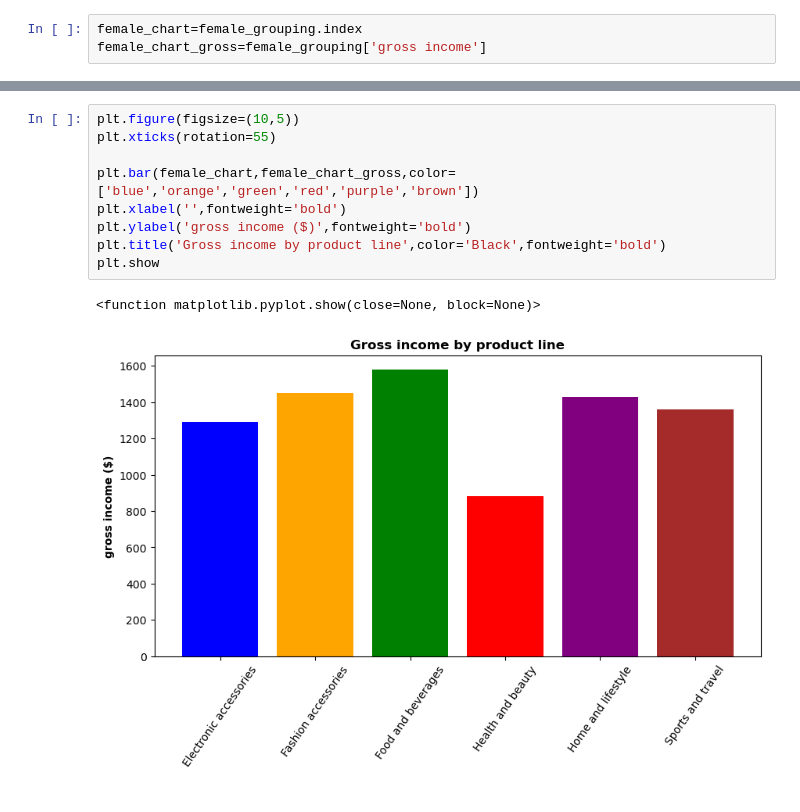
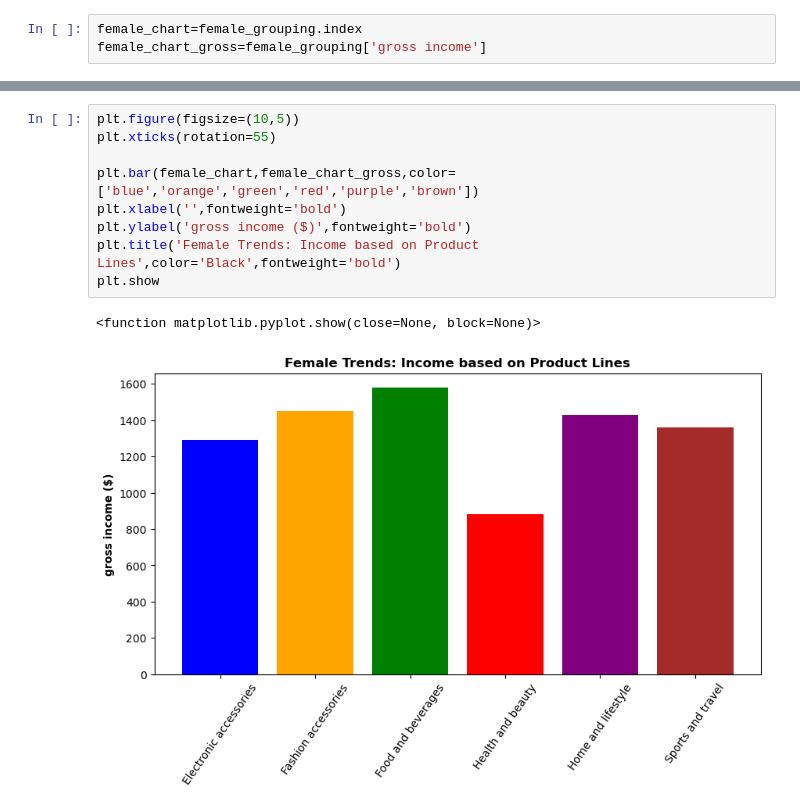
Before and after one commit to whalesb/Supermarket-Sales-Analytics, a Jupyter notebook: sales_analysis.ipynb, the cells around one changed output, grey strips where cells are left out. Saved outputs shown, nothing was run; the diff lists cells and outputs as text.

```diff
--- a/sales_analysis.ipynb
+++ b/sales_analysis.ipynb
@@ -275,12 +304,12 @@ plt.show()
 # %%
 plt.figure(figsize=(10,5))
 plt.xticks(rotation=55)
 
 plt.bar(female_chart,female_chart_gross,color=['blue','orange','green','red','purple','brown'])
 plt.xlabel('',fontweight='bold')
 plt.ylabel('gross income ($)',fontweight='bold')
-plt.title('Gross income by product line',color='Black',fontweight='bold')
+plt.title('Female Trends: Income based on Product Lines',color='Black',fontweight='bold')
 plt.show
 # %% [output]
 <function matplotlib.pyplot.show(close=None, block=None)>
-[figure, old version]
+[figure, new version]
```
Also changed, not shown: parts of 4 cells of this notebook, 4 other files.
